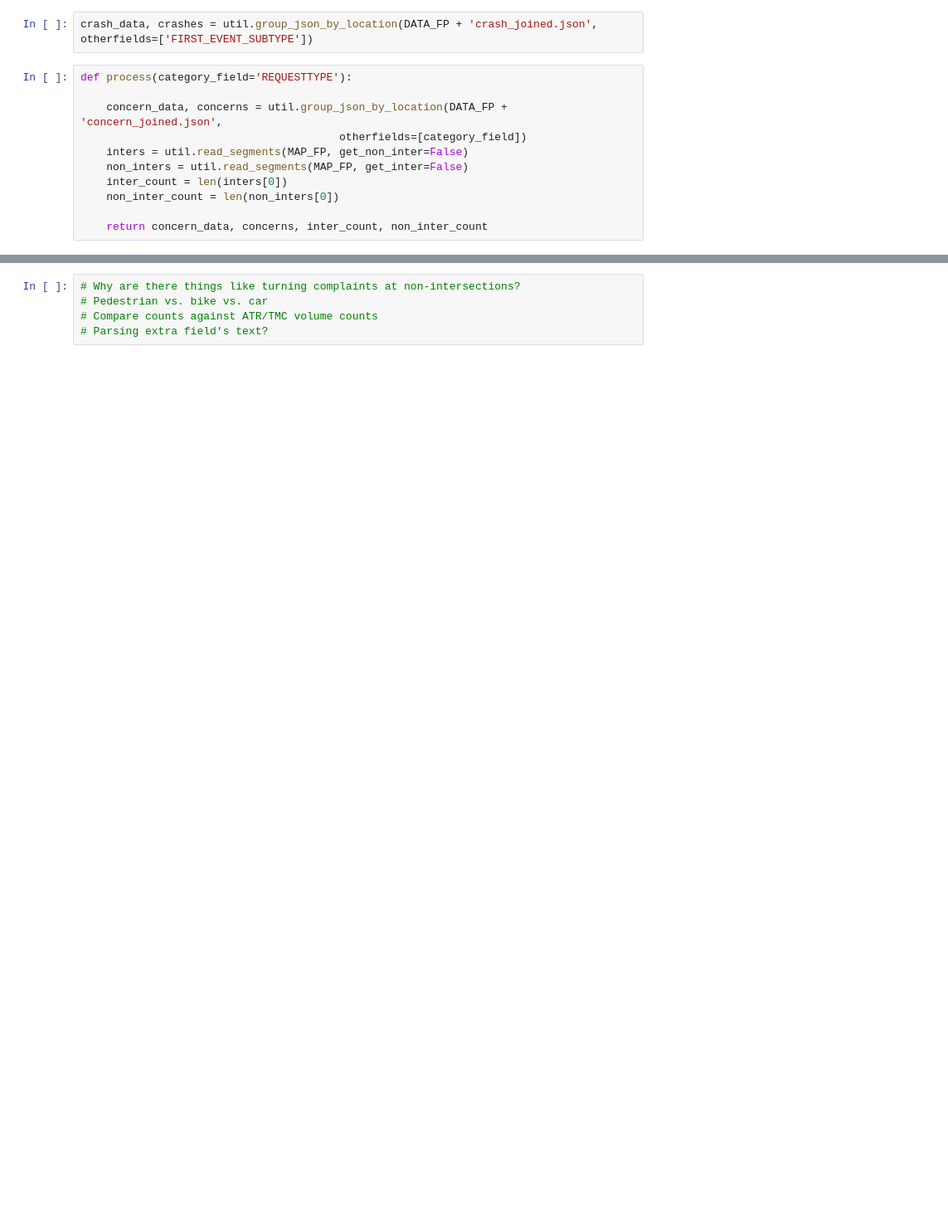
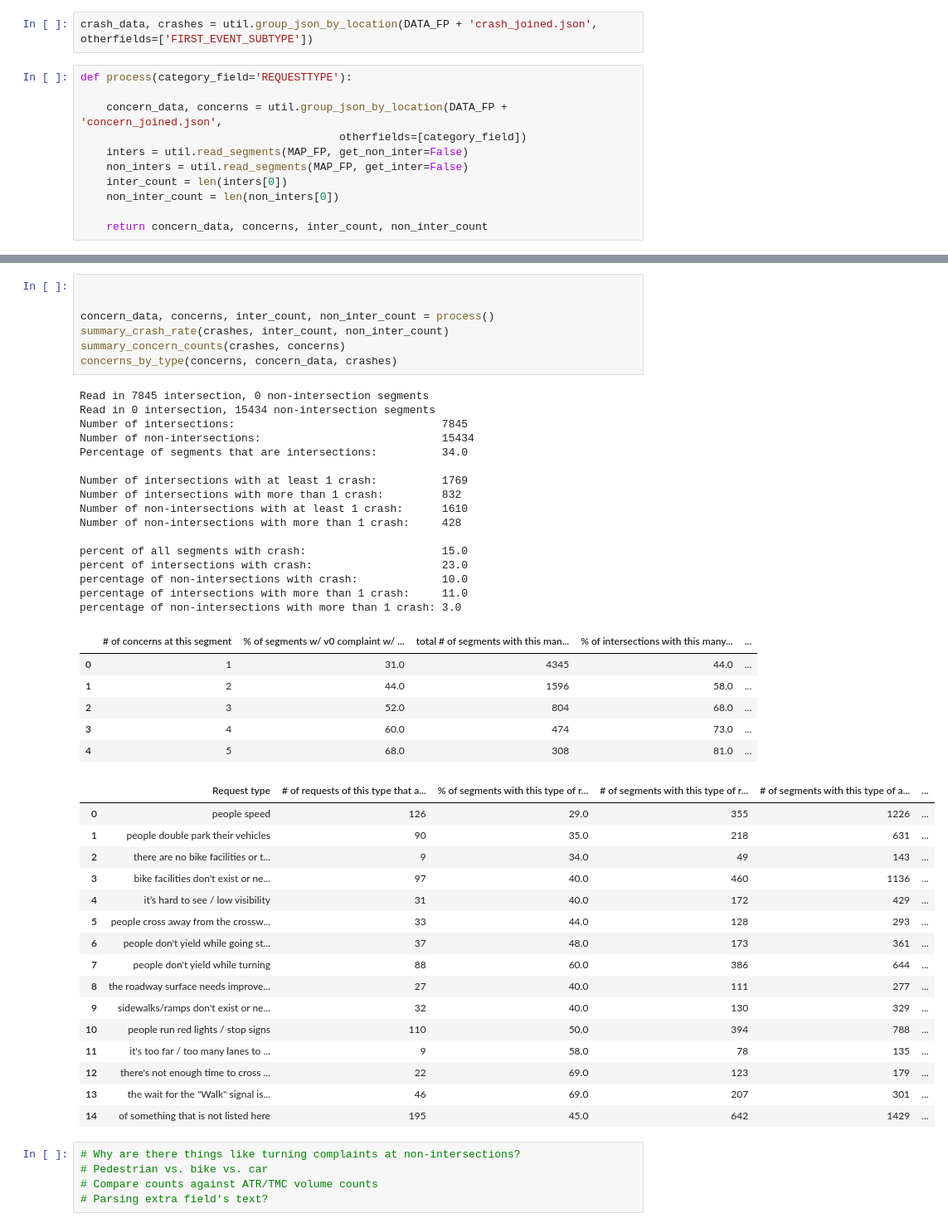
Before and after one commit to insight-lane/crash-model, a Jupyter notebook: notebooks/vision_zero_analysis.ipynb, the cells around one changed output, grey strips where cells are left out. Shown at 83% size. Drawn from its saved outputs; the diff is of its cells as text; blank space fills up the shorter version.

Commit message:
Pull processing into functions

```diff
--- a/notebooks/vision_zero_analysis.ipynb
+++ b/notebooks/vision_zero_analysis.ipynb
@@ -325,3 +271,49 @@ df.sort_values(by="# of segments with this type of a request total", ascending=0
+# %%
+
+
+concern_data, concerns, inter_count, non_inter_count = process()
+summary_crash_rate(crashes, inter_count, non_inter_count)
+summary_concern_counts(crashes, concerns)
+concerns_by_type(concerns, concern_data, crashes)
+# %% [output]
+Read in 7845 intersection, 0 non-intersection segments
+Read in 0 intersection, 15434 non-intersection segments
+Number of intersections:                                7845
+Number of non-intersections:                            15434
+Percentage of segments that are intersections:          34.0
+
+Number of intersections with at least 1 crash:          1769
+Number of intersections with more than 1 crash:         832
+Number of non-intersections with at least 1 crash:      1610
+Number of non-intersections with more than 1 crash:     428
+
+percent of all segments with crash:                     15.0
+percent of intersections with crash:                    23.0
+percentage of non-intersections with crash:             10.0
+percentage of intersections with more than 1 crash:     11.0
+percentage of non-intersections with more than 1 crash: 3.0
+|  | # of concerns at this segment | % of segments w/ v0 complaint w/ ... | total # of segments with this man... | % of intersections with this many... | ... |
+| 0 | 1 | 31.0 | 4345 | 44.0 | ... |
+| 1 | 2 | 44.0 | 1596 | 58.0 | ... |
+| 2 | 3 | 52.0 | 804 | 68.0 | ... |
+| 3 | 4 | 60.0 | 474 | 73.0 | ... |
+| 4 | 5 | 68.0 | 308 | 81.0 | ... |
+|  | Request type | # of requests of this type that a... | % of segments with this type of r... | # of segments with this type of r... | # of segments with this type of a... | ... |
+| 0 | people speed | 126 | 29.0 | 355 | 1226 | ... |
+| 1 | people double park their vehicles | 90 | 35.0 | 218 | 631 | ... |
+| 2 | there are no bike facilities or t... | 9 | 34.0 | 49 | 143 | ... |
+| 3 | bike facilities don't exist or ne... | 97 | 40.0 | 460 | 1136 | ... |
+| 4 | it’s hard to see / low visibility | 31 | 40.0 | 172 | 429 | ... |
+| 5 | people cross away from the crossw... | 33 | 44.0 | 128 | 293 | ... |
+| 6 | people don't yield while going st... | 37 | 48.0 | 173 | 361 | ... |
+| 7 | people don't yield while turning | 88 | 60.0 | 386 | 644 | ... |
+| 8 | the roadway surface needs improve... | 27 | 40.0 | 111 | 277 | ... |
+| 9 | sidewalks/ramps don't exist or ne... | 32 | 40.0 | 130 | 329 | ... |
+| 10 | people run red lights / stop signs | 110 | 50.0 | 394 | 788 | ... |
+| 11 | it's too far / too many lanes to ... | 9 | 58.0 | 78 | 135 | ... |
+| 12 | there's not enough time to cross ... | 22 | 69.0 | 123 | 179 | ... |
+| 13 | the wait for the "Walk" signal is... | 46 | 69.0 | 207 | 301 | ... |
+| 14 | of something that is not listed here | 195 | 45.0 | 642 | 1429 | ... |
 # %%
 # Why are there things like turning complaints at non-intersections?
 # Pedestrian vs. bike vs. car
```
Also changed, not shown: parts of 7 cells of this notebook.
